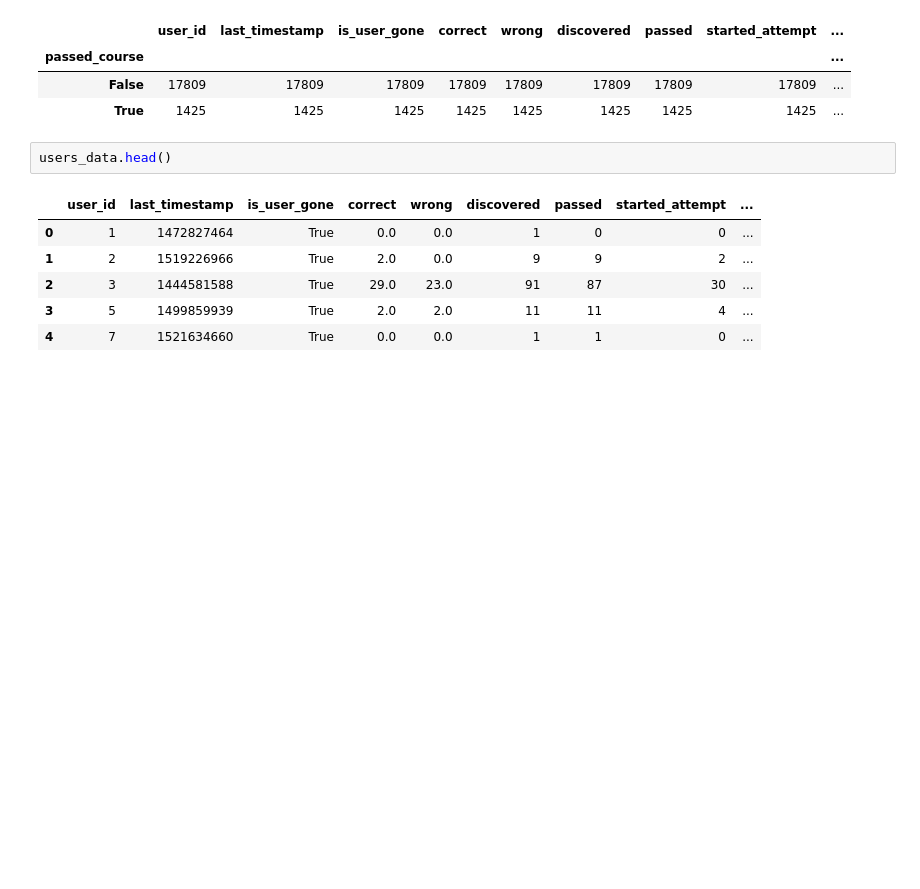
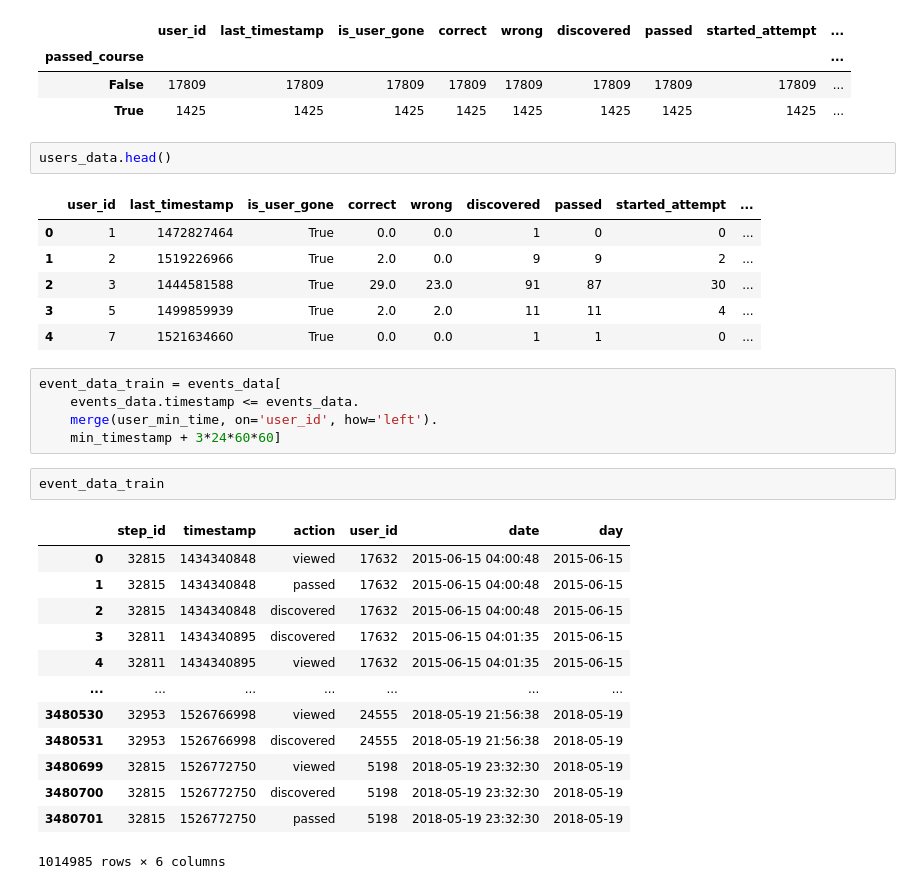
Before and after one commit to s70c3/Stepik-Courses, a Jupyter notebook: notebooks/introduction2DS/R_Course_attenders.ipynb, the cells around one changed output. Cells and saved outputs as stored; diff of their text form; blank space fills up the shorter version.

```diff
--- a/notebooks/introduction2DS/R_Course_attenders.ipynb
+++ b/notebooks/introduction2DS/R_Course_attenders.ipynb
@@ -252,3 +249,24 @@ users_data.head()
 | 2 | 3 | 1444581588 | True | 29.0 | 23.0 | 91 | 87 | 30 | ... |
 | 3 | 5 | 1499859939 | True | 2.0 | 2.0 | 11 | 11 | 4 | ... |
 | 4 | 7 | 1521634660 | True | 0.0 | 0.0 | 1 | 1 | 0 | ... |
+# %%
+event_data_train = events_data[
+    events_data.timestamp <= events_data.
+    merge(user_min_time, on='user_id', how='left').
+    min_timestamp + 3*24*60*60]
+# %%
+event_data_train
+# %% [output]
+|  | step_id | timestamp | action | user_id | date | day |
+| 0 | 32815 | 1434340848 | viewed | 17632 | 2015-06-15 04:00:48 | 2015-06-15 |
+| 1 | 32815 | 1434340848 | passed | 17632 | 2015-06-15 04:00:48 | 2015-06-15 |
+| 2 | 32815 | 1434340848 | discovered | 17632 | 2015-06-15 04:00:48 | 2015-06-15 |
+| 3 | 32811 | 1434340895 | discovered | 17632 | 2015-06-15 04:01:35 | 2015-06-15 |
+| 4 | 32811 | 1434340895 | viewed | 17632 | 2015-06-15 04:01:35 | 2015-06-15 |
+| ... | ... | ... | ... | ... | ... | ... |
+| 3480530 | 32953 | 1526766998 | viewed | 24555 | 2018-05-19 21:56:38 | 2018-05-19 |
+| 3480531 | 32953 | 1526766998 | discovered | 24555 | 2018-05-19 21:56:38 | 2018-05-19 |
+| 3480699 | 32815 | 1526772750 | viewed | 5198 | 2018-05-19 23:32:30 | 2018-05-19 |
+| 3480700 | 32815 | 1526772750 | discovered | 5198 | 2018-05-19 23:32:30 | 2018-05-19 |
+| 3480701 | 32815 | 1526772750 | passed | 5198 | 2018-05-19 23:32:30 | 2018-05-19 |
+1014985 rows × 6 columns
```
Also changed, not shown: parts of 5 cells of this notebook.
